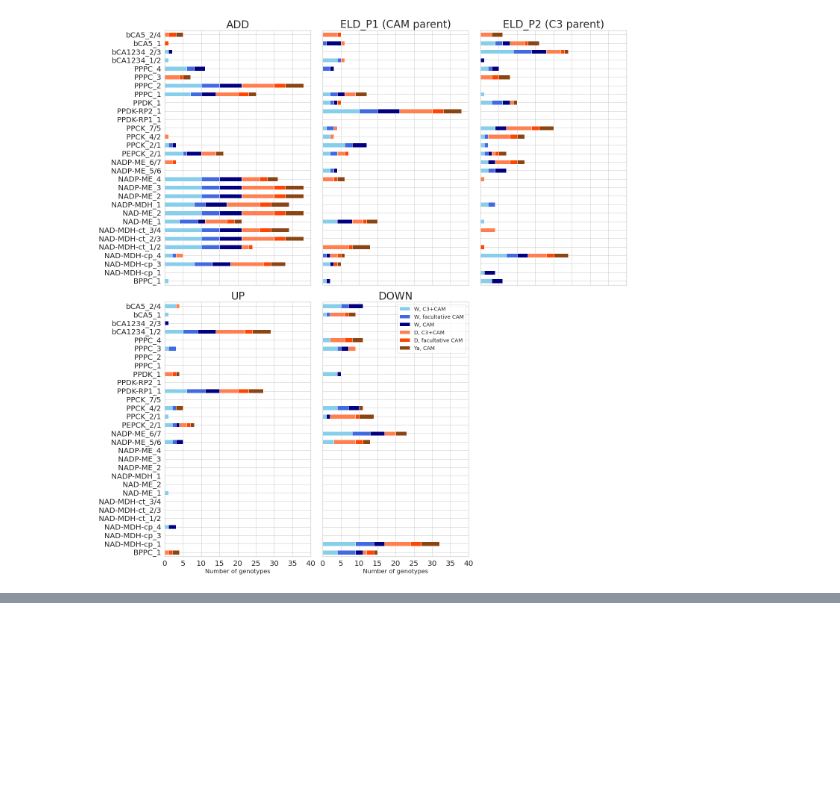
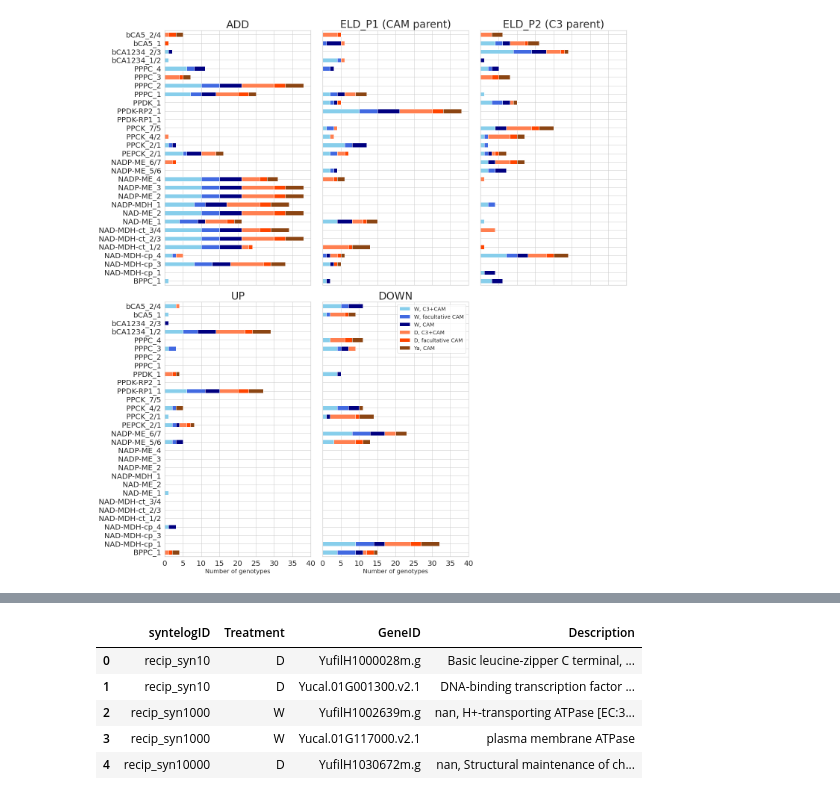
Before and after one commit to achpardo/yucca-genomics, a Jupyter notebook: differential_expression/expression_partitioning_downstream/remake_hybexp_figs.ipynb, the cells around one changed output, grey strips where cells are left out. Cells and saved outputs as stored; diff of their text form; code cells hidden in the pictures; blank space fills up the shorter version.

```diff
--- a/differential_expression/expression_partitioning_downstream/remake_hybexp_figs.ipynb
+++ b/differential_expression/expression_partitioning_downstream/remake_hybexp_figs.ipynb
@@ -414,0 +469,14 @@ cr.to_csv("./camgenes_in_hybexp_results_withphys.txt",sep="\t",header=True,index
+# %%
+dfdict = {"GeneID":[],"syntelogID":[],"Description":[]}
+for i in ygannot["GeneID"].unique():
+    df = ygannot[ygannot["GeneID"]==i]
+    dfdict["GeneID"].append(i)
+    dfdict["syntelogID"].append(df.iloc[0,1])
+    if len(df.index)==1:
+        dfdict["Description"].append(df.iloc[0,2])
+    else:
+        s = ""
+        for i in df["Description"].unique():
+            s = s+str(i)+", "
+        dfdict["Description"].append(s.rstrip(", "))
+annot_reform = pd.DataFrame(dfdict)
@@ -414,0 +508,3 @@ cr.to_csv("./camgenes_in_hybexp_results_withphys.txt",sep="\t",header=True,index
+# %%
+eldp2_fac = eldp2_fac[["Gene","treat"]].drop_duplicates().rename(columns={"Gene":"syntelogID","treat":"Treatment"})
+eldp2_fac.head()
@@ -414,0 +518,10 @@ cr.to_csv("./camgenes_in_hybexp_results_withphys.txt",sep="\t",header=True,index
+# %%
+eldp2_fac = eldp2_fac.sort_values(by="syntelogID").merge(annot_reform)
+eldp2_fac.head()
+# %% [output]
+|  | syntelogID | Treatment | GeneID | Description |
+| 0 | recip_syn10 | D | YufilH1000028m.g | Basic leucine-zipper C terminal, ... |
+| 1 | recip_syn10 | D | Yucal.01G001300.v2.1 | DNA-binding transcription factor ... |
+| 2 | recip_syn1000 | W | YufilH1002639m.g | nan, H+-transporting ATPase [EC:3... |
+| 3 | recip_syn1000 | W | Yucal.01G117000.v2.1 | plasma membrane ATPase |
+| 4 | recip_syn10000 | D | YufilH1030672m.g | nan, Structural maintenance of ch... |
```
Also changed, not shown: parts of 25 cells of this notebook, 19 other files.
